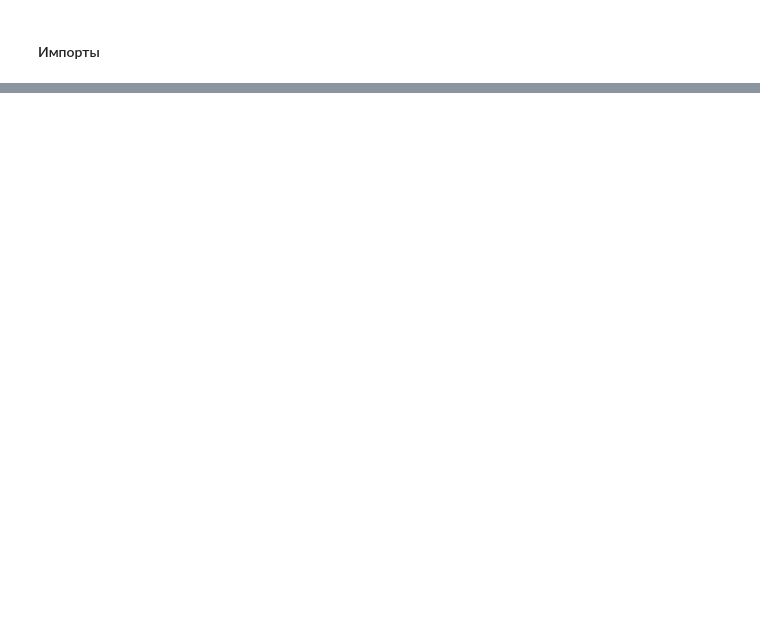
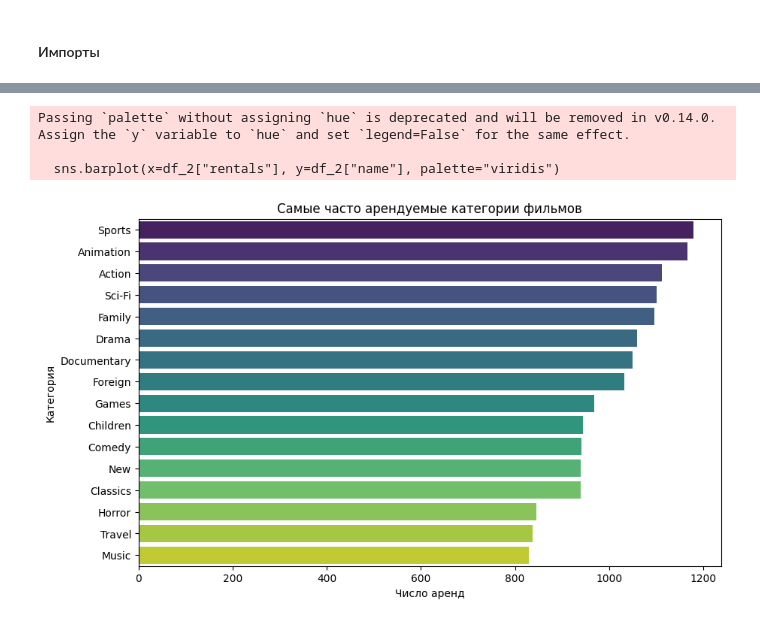
Before and after one commit to MALeyman/MAKSIM, a Jupyter notebook: certification/test_2.ipynb, the cells around one changed output, grey strips where cells are left out. Drawn from its saved outputs; the diff is of its cells as text; code cells hidden in the pictures; blank space fills up the shorter version.

```diff
--- a/certification/test_2.ipynb
+++ b/certification/test_2.ipynb
@@ -51,0 +137,28 @@ print("Перенос завершён!")
+# %%
+# 2  Какие категории фильмов чаще арендуются?
+query_2 = """
+SELECT c.name, COUNT(r.rental_id) AS rentals
+FROM rental r
+JOIN inventory i ON r.inventory_id = i.inventory_id
+JOIN film f ON i.film_id = f.film_id
+JOIN film_category fc ON f.film_id = fc.film_id
+JOIN category c ON fc.category_id = c.category_id
+GROUP BY c.name
+ORDER BY rentals DESC;
+"""
+df_2 = pd.read_sql(query_2, engine)
+df_2.to_csv("output/top_rented_categories.csv", index=False)
+
+# Визуализация
+plt.figure(figsize=(10, 6))
+sns.barplot(x=df_2["rentals"], y=df_2["name"], palette="viridis")
+plt.title("Самые часто арендуемые категории фильмов")
+plt.xlabel("Число аренд")
+plt.ylabel("Категория")
+plt.savefig("output/top_rented_categories.png")
+plt.show()
+# %% [output]
+Passing `palette` without assigning `hue` is deprecated and will be removed in v0.14.0. Assign the `y` variable to `hue` and set `legend=False` for the same effect.
+
+  sns.barplot(x=df_2["rentals"], y=df_2["name"], palette="viridis")
+[figure, added]
```
Also changed, not shown: parts of 17 cells of this notebook, 4 other files.
